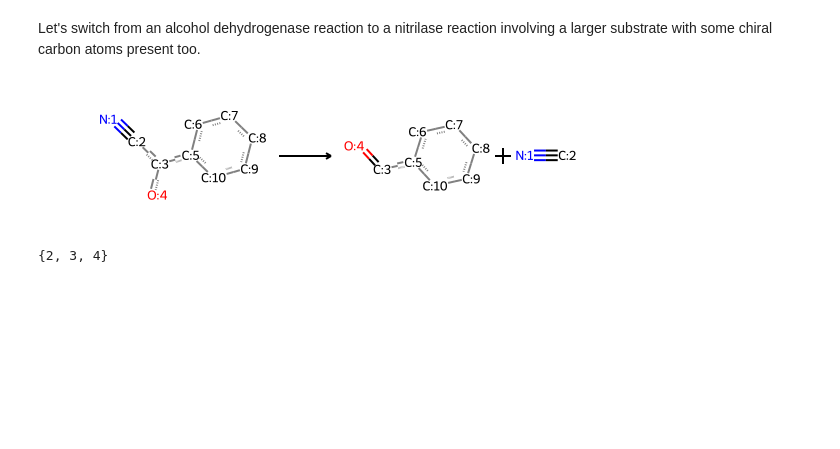
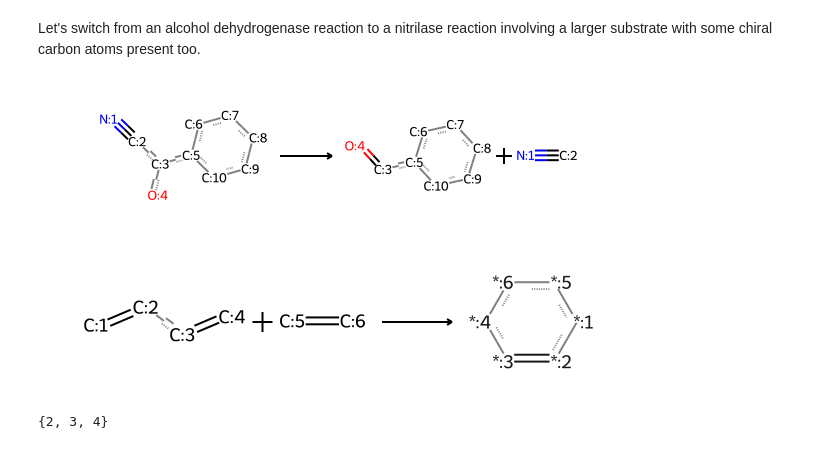
Before and after one commit to yashchainani21/RxnTools, a Jupyter notebook: notebooks/nb_03 - extract monosubstrate rxn templates.ipynb, the cells around one changed output. Drawn from its saved outputs; the diff is of its cells as text; code cells hidden in the pictures; blank space fills up the shorter version.

```diff
--- a/notebooks/nb_03 - extract monosubstrate rxn templates.ipynb
+++ b/notebooks/nb_03 - extract monosubstrate rxn templates.ipynb
@@ -94,3 +96,7 @@ AllChem.ReactionFromSmarts(atom_mapped_nitrilase_rxn_smarts)
+# %%
+AllChem.ReactionFromSmarts("[#6:1]=[#6:2][#6:3]=[#6:4].[#6:5]=[#6:6]>>[*:1]1[*:2]=[*:3][*:4][*:6][*:5]1")
+# %% [output]
+[figure, added]
 # %%
 mapped_rxn = reaction.mapped_reaction(rxn_smarts = atom_mapped_nitrilase_rxn_smarts)
 
```
Also changed, not shown: parts of 3 cells of this notebook.
